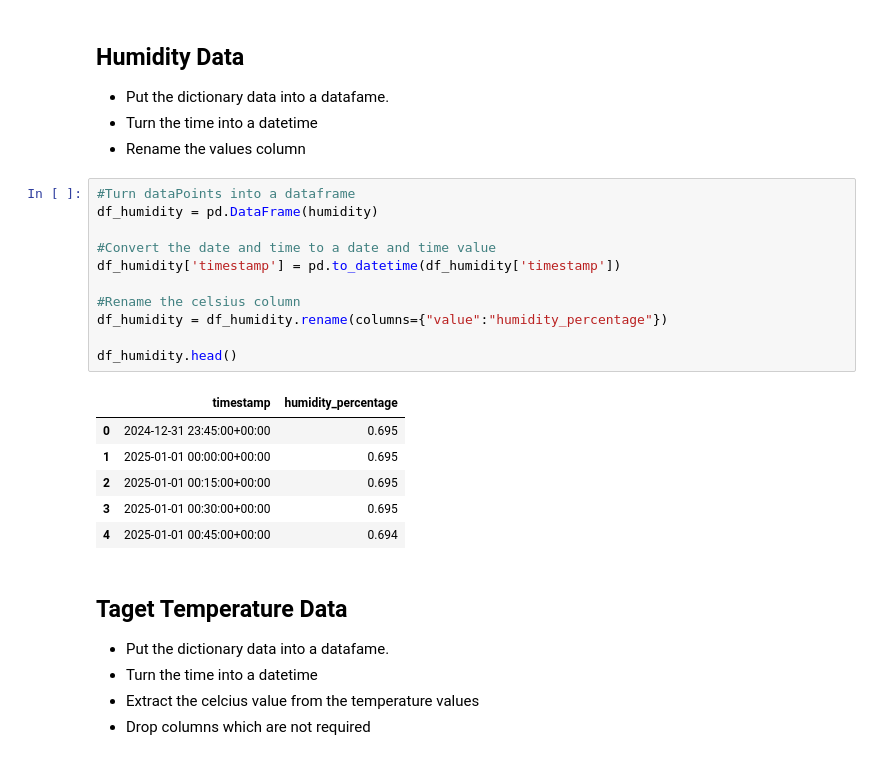
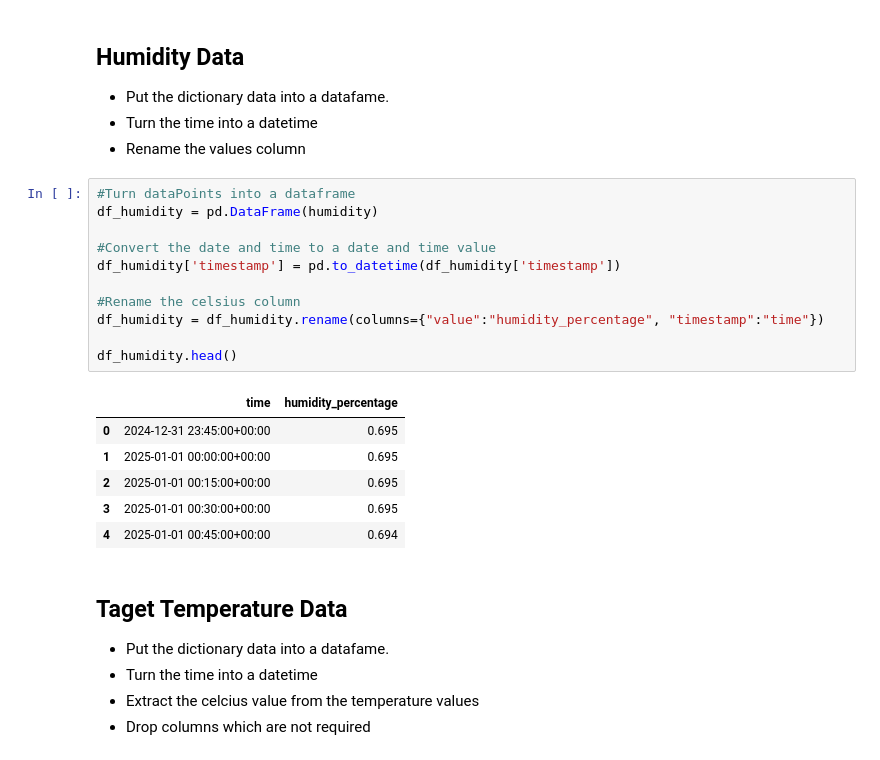
Before and after one commit to tomdbignell/heating_project, a Jupyter notebook: Heating_data.ipynb, the cells around one changed output. Drawn from its saved outputs; the diff is of its cells as text.

```diff
--- a/Heating_data.ipynb
+++ b/Heating_data.ipynb
@@ -203,16 +203,16 @@ df_internal_temp.head()
 # %%
 #Turn dataPoints into a dataframe
 df_humidity = pd.DataFrame(humidity)
 
 #Convert the date and time to a date and time value
 df_humidity['timestamp'] = pd.to_datetime(df_humidity['timestamp'])
 
 #Rename the celsius column
-df_humidity = df_humidity.rename(columns={"value":"humidity_percentage"})
+df_humidity = df_humidity.rename(columns={"value":"humidity_percentage", "timestamp":"time"})
 
 df_humidity.head()
 # %% [output]
-|  | timestamp | humidity_percentage |
+|  | time | humidity_percentage |
 | 0 | 2024-12-31 23:45:00+00:00 | 0.695 |
 | 1 | 2025-01-01 00:00:00+00:00 | 0.695 |
 | 2 | 2025-01-01 00:15:00+00:00 | 0.695 |
```
Also changed, not shown: parts of 10 cells of this notebook.
